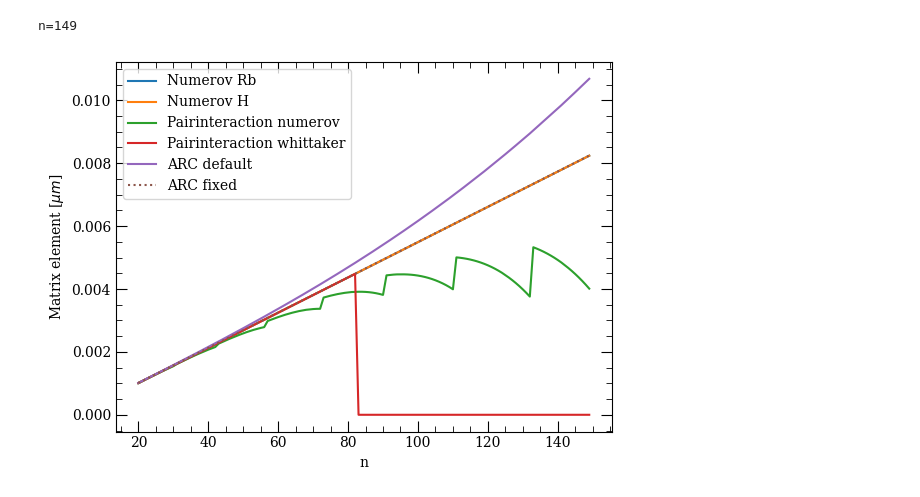
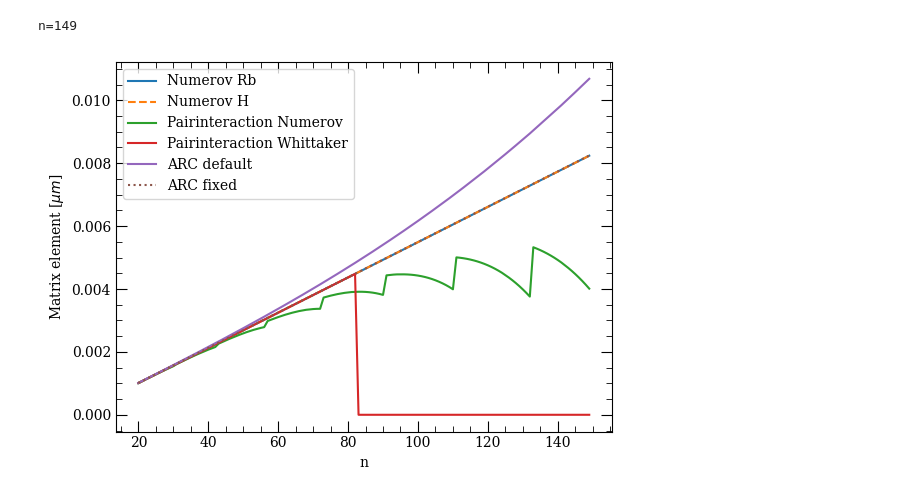
Before and after one commit to pairinteraction/ryd-numerov, a Jupyter notebook: docs/examples/comparisons/compare_radial_matrix_element.ipynb, the cells around one changed output. Cells and saved outputs as stored; diff of their text form; code cells hidden in the pictures.

```diff
--- a/docs/examples/comparisons/compare_radial_matrix_element.ipynb
+++ b/docs/examples/comparisons/compare_radial_matrix_element.ipynb
@@ -45,7 +45,7 @@ os.makedirs("./.pairinteraction_cache/", exist_ok=True)
 cache = pi.MatrixElementCache("./.pairinteraction_cache/")
 
 for method in ["Numerov", "Whittaker"]:
-    key = f"Pairinteraction {method.lower()}"
+    key = f"Pairinteraction {method}"
     cache.setMethod(pi.NUMEROV if method == "Numerov" else pi.WHITTAKER)
     results[key] = []
     for qn1, qn2 in zip(qn1_list, qn2_list):
@@ -77,18 +77,18 @@ for use_fixed_arc in [False, True]:
 # %% [output]
 n=149
 # %%
-ls_dict = {"Numerov Hydrogen": "--", "ARC fixed": ":"}
+ls_dict = {"Numerov H": "--", "ARC fixed": ":"}
 
 fig, ax = plt.subplots()
 
 for key, values in results.items():
     ls = ls_dict.get(key, "-")
     ax.plot(n_list, values, ls=ls, label=key)
 
 ax.set_xlabel("n")
 ax.set_ylabel(r"Matrix element [$\mu m$]")
 
 ax.legend()
 plt.show()
 # %% [output]
-[figure, old version]
+[figure, new version]
```
Also changed, not shown: 2 other files.
